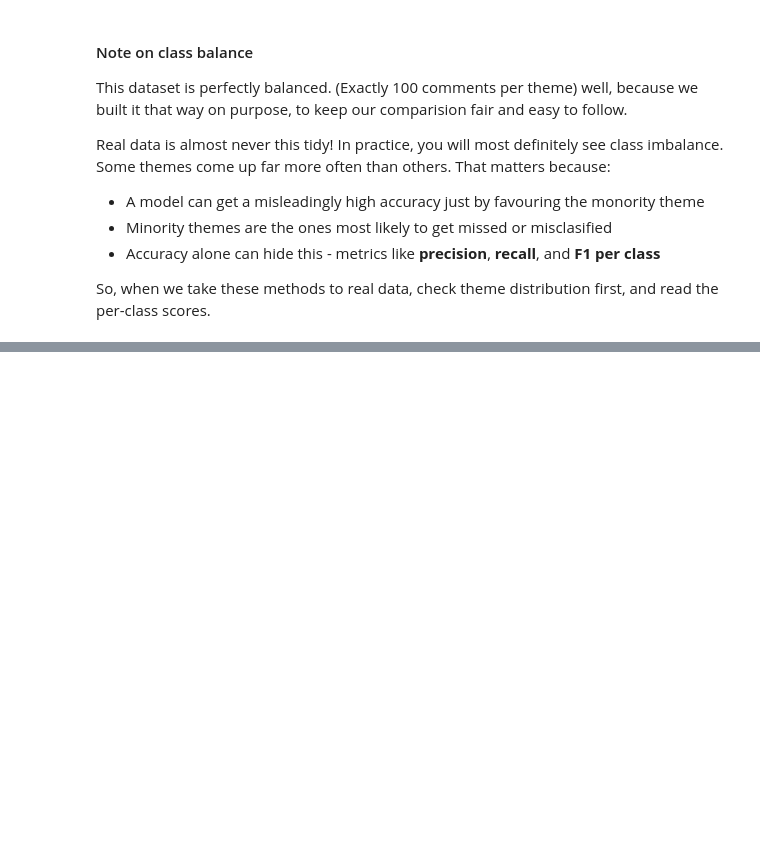
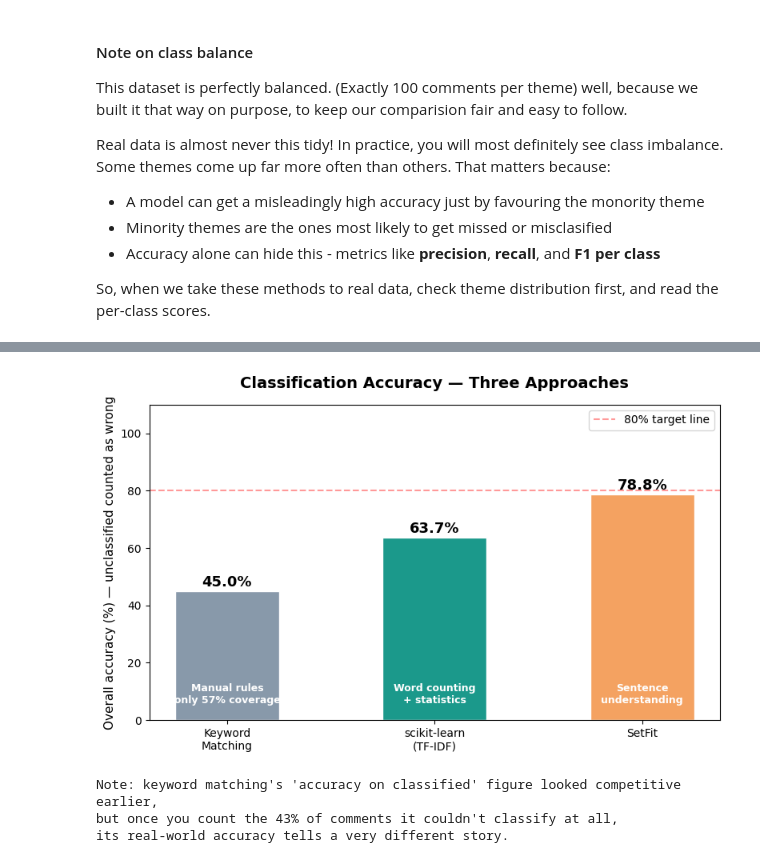
Before and after one commit to nhsbsa-data-analytics/coffee-and-coding, a Jupyter notebook: 2026-07-29 Classifying Survey Comments/Survey comment classification.ipynb, the cells around one changed output, grey strips where cells are left out. Cells and saved outputs as stored; diff of their text form; code cells hidden in the pictures; blank space fills up the shorter version.

```diff
--- a/2026-07-29 Classifying Survey Comments/Survey comment classification.ipynb
+++ b/2026-07-29 Classifying Survey Comments/Survey comment classification.ipynb
@@ -224,0 +804,15 @@ So, when we take these methods to real data, check theme distribution first, and
+# %%
+# EVALUATE SETFIT
+# We evaluate model.predict() directly rather than trainer.evaluate() --
+# this works the same way whether the model above was trained live or
+# loaded from a saved checkpoint.
+
+setfit_preds = model.predict(X_test.tolist())
+setfit_accuracy = accuracy_score(y_test, setfit_preds)
+
+print(f"SetFit Accuracy: {setfit_accuracy:.1%}")
+print()
+
+print("Full classification report:")
+print("─" * 60)
+print(classification_report(y_test, setfit_preds, target_names=sorted(df['theme'].unique())))
@@ -224,0 +948,47 @@ So, when we take these methods to real data, check theme distribution first, and
+# %%
+#  VISUAL COMPARISON
+# We chart OVERALL accuracy (unclassified = wrong) — the fair, real-world measure.
+
+methods = ['Keyword\nMatching', 'scikit-learn\n(TF-IDF)', 'SetFit']
+accuracies = [kw_overall_test * 100, sklearn_accuracy * 100, setfit_accuracy * 100]
+colors = ['#8899AA', '#1B998B', '#F4A261']
+
+fig, ax = plt.subplots(figsize=(8, 5))
+bars = ax.bar(methods, accuracies, color=colors, edgecolor='white', width=0.5)
+
+# Add value labels on bars
+for bar, val in zip(bars, accuracies):
+    ax.text(bar.get_x() + bar.get_width() / 2,
+            bar.get_height() + 0.5,
+            f'{val:.1f}%',
+            ha='center', va='bottom', fontweight='bold', fontsize=13)
+
+ax.set_ylim(0, 110)
+ax.set_ylabel('Overall accuracy (%) — unclassified counted as wrong', fontsize=11)
+ax.set_title('Classification Accuracy — Three Approaches', fontsize=14, fontweight='bold', pad=15)
+ax.axhline(y=80, color='red', linestyle='--', alpha=0.4, label='80% target line')
+ax.legend()
+
+# Annotate what each is
+annotations = [
+    f"Manual rules\n(only {kw_coverage:.0%} coverage)",
+    "Word counting\n+ statistics",
+    "Sentence\nunderstanding"
+]
+for bar, note in zip(bars, annotations):
+    ax.text(bar.get_x() + bar.get_width() / 2,
+            5, note,
+            ha='center', va='bottom', fontsize=9,
+            color='white', fontweight='bold')
+
+plt.tight_layout()
+plt.show()
+
+print("Note: keyword matching's 'accuracy on classified' figure looked competitive earlier,")
+print(f"but once you count the {100 - kw_coverage*100:.0f}% of comments it couldn't classify at all,")
+print("its real-world accuracy tells a very different story.")
+# %% [output]
+[figure, added]
+Note: keyword matching's 'accuracy on classified' figure looked competitive earlier,
+but once you count the 43% of comments it couldn't classify at all,
+its real-world accuracy tells a very different story.
```
Also changed, not shown: parts of 34 cells of this notebook.
